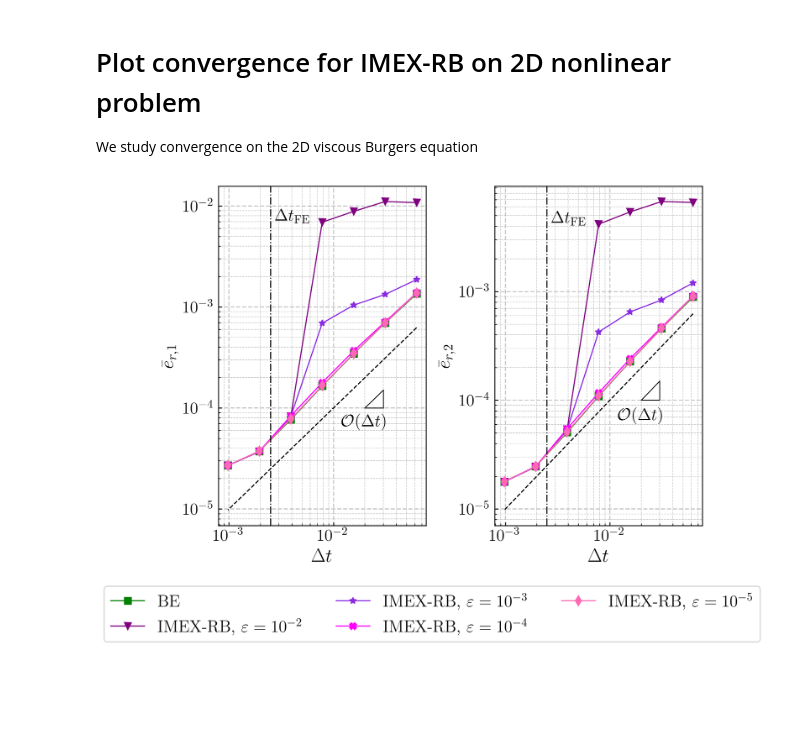
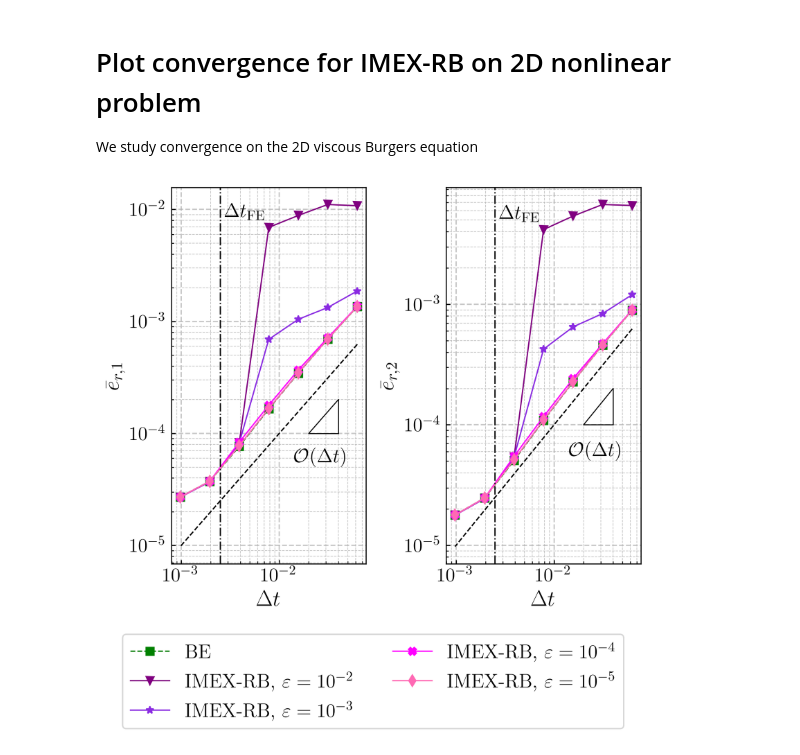
Before and after one commit to Fra-Sala/IMEX-RB, a Jupyter notebook: postprocessing/Burgers2D/convergence.ipynb, the cells around one changed output. Drawn from its saved outputs; the diff is of its cells as text; code cells hidden in the pictures; blank space fills up the shorter version.

```diff
--- a/postprocessing/Burgers2D/convergence.ipynb
+++ b/postprocessing/Burgers2D/convergence.ipynb
@@ -38,7 +38,7 @@ all_colors = [
 larger_fontsize = 17
 smaller_fontsize = 15
 
-fig, axes = plt.subplots(1, 2, figsize=(7, 5))
+fig, axes = plt.subplots(1, 2, figsize=(6, 4.8))
 
 legend_elements = []
 legend_labels = []
@@ -48,7 +48,7 @@ for comp in range(errors_l2['BE'].shape[0]):
 
     errs_be = errors_l2['BE'][comp]
     line_be = ax.loglog(dts, errs_be, marker='s', markersize=6,
-              color='green', linestyle='-')
+              color='green', linestyle='--')
 
     #add to legend on first component
     if comp == 0:
@@ -84,7 +84,7 @@ for comp in range(errors_l2['BE'].shape[0]):
     ax.axvline(1 / NtFE, color='k', linestyle='-.')
     ax.text(
         1 / NtFE * 1.1,
-        ax.get_ylim()[1] * 0.5,
+        ax.get_ylim()[1] * 0.6,
         rf'$\Delta t_{{\mathrm{{FE}}}}$',
         rotation=0,
         verticalalignment='center',
@@ -94,43 +94,43 @@ for comp in range(errors_l2['BE'].shape[0]):
 
     # reference slope triangle
     x0, y0 = 0.02, 0.0001
-    dx = 0.01
+    dx = 0.02
     dy = y0 * ((x0+dx) / x0) - y0
     ax.plot([x0, x0 + dx], [y0, y0], 'k-', linewidth=0.75)
     ax.plot([x0 + dx, x0 + dx], [y0, y0 + dy], 'k-', linewidth=0.75)
     ax.plot([x0 + dx, x0], [y0 + dy, y0], 'k-', linewidth=0.75)
     ax.text(
-        3.3e-2,
-        6e-5,
+        5e-2,
+        5e-5,
         r"$\mathcal{O}(\Delta t)$",
         fontsize=smaller_fontsize,
         ha='right',
         va='bottom'
     )
 
     ax.grid(which='major', linestyle='--', linewidth=1)
     ax.minorticks_on()
     ax.grid(which='minor', linestyle='--', linewidth=0.5)
     ax.tick_params(axis='both', which='major', labelsize=smaller_fontsize)
     ax.set_xlabel(r'$\Delta t$', fontsize=larger_fontsize)
     ax.set_ylabel(rf'$\bar{{e}}_{{r,{comp+1}}}$', fontsize=larger_fontsize)
 
 # unique elements
 fig.legend(
     legend_elements,
     legend_labels,
     bbox_to_anchor=(0.5, -0.0),
     loc='upper center',
-    ncol=3,
+    ncol=2,
     fontsize=smaller_fontsize
 )
 
 plt.tight_layout()
 out_file = os.path.join(
     plots_dir, f'{problem_name}_convergence_combined.pdf'
 )
 plt.savefig(out_file, bbox_inches='tight', dpi=400)
 plt.show()
 plt.close()
 # %% [output]
-[figure, old version]
+[figure, new version]
```
Also changed, not shown: 9 other files.
